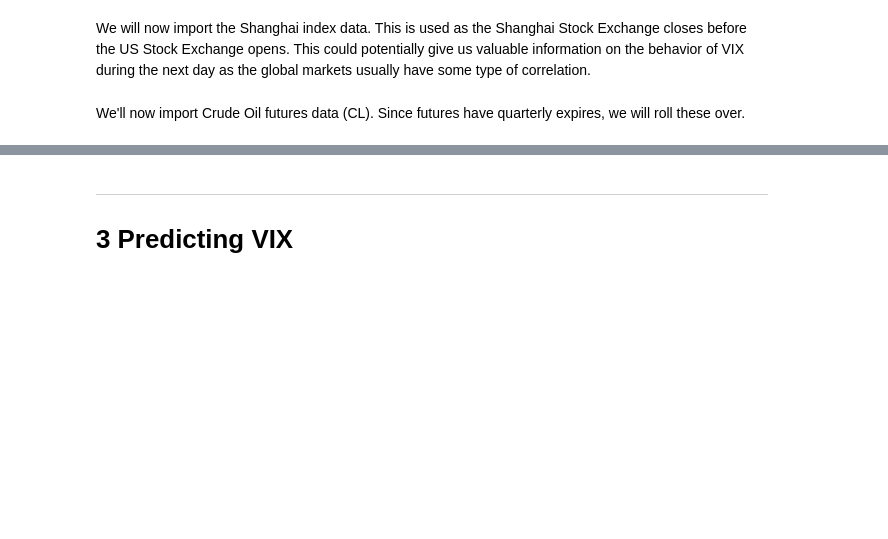
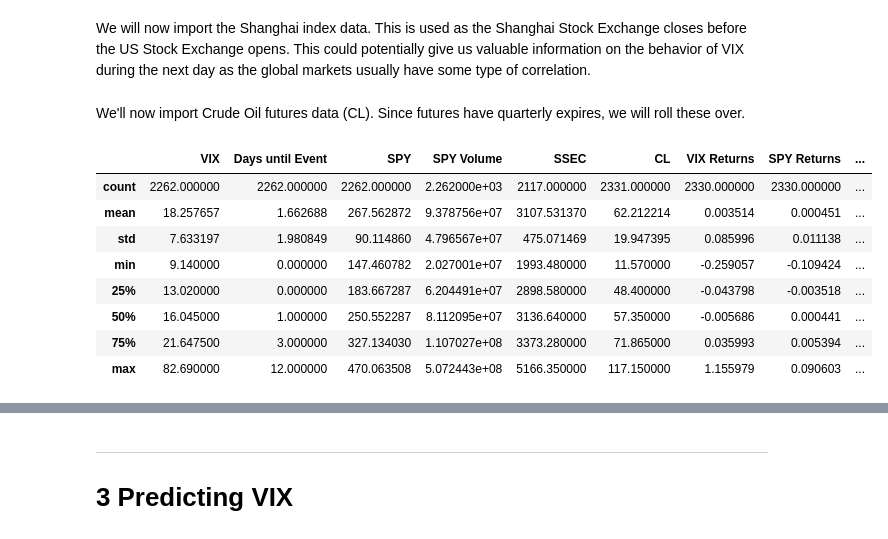
Before and after one commit to tsmcdonnell6604/Quant-Trading-Strategies, a Jupyter notebook: Final_Project.ipynb, the cells around one changed output, grey strips where cells are left out. Saved outputs shown, nothing was run; the diff lists cells and outputs as text; code cells hidden in the pictures; blank space fills up the shorter version.

```diff
--- a/Final_Project.ipynb
+++ b/Final_Project.ipynb
@@ -167,3 +172,17 @@ all_data['SSEC Returns'] = all_data['SSEC'].pct_change()
 all_data['CL Returns'] = all_data['CL'].pct_change()
 
 predictors = all_data[['Days until Event','SPY Volume','VIX Returns','SPY Returns','SSEC Returns','CL Returns']].dropna()
+# %%
+return_data = all_data[['VIX Returns', 'SPY Returns', 'SSEC Returns', 'CL Returns']]
+return_data = return_data.dropna()
+all_data.describe()
+# %% [output]
+|  | VIX | Days until Event | SPY | SPY Volume | SSEC | CL | VIX Returns | SPY Returns | ... |
+| count | 2262.000000 | 2262.000000 | 2262.000000 | 2.262000e+03 | 2117.000000 | 2331.000000 | 2330.000000 | 2330.000000 | ... |
+| mean | 18.257657 | 1.662688 | 267.562872 | 9.378756e+07 | 3107.531370 | 62.212214 | 0.003514 | 0.000451 | ... |
+| std | 7.633197 | 1.980849 | 90.114860 | 4.796567e+07 | 475.071469 | 19.947395 | 0.085996 | 0.011138 | ... |
+| min | 9.140000 | 0.000000 | 147.460782 | 2.027001e+07 | 1993.480000 | 11.570000 | -0.259057 | -0.109424 | ... |
+| 25% | 13.020000 | 0.000000 | 183.667287 | 6.204491e+07 | 2898.580000 | 48.400000 | -0.043798 | -0.003518 | ... |
+| 50% | 16.045000 | 1.000000 | 250.552287 | 8.112095e+07 | 3136.640000 | 57.350000 | -0.005686 | 0.000441 | ... |
+| 75% | 21.647500 | 3.000000 | 327.134030 | 1.107027e+08 | 3373.280000 | 71.865000 | 0.035993 | 0.005394 | ... |
+| max | 82.690000 | 12.000000 | 470.063508 | 5.072443e+08 | 5166.350000 | 117.150000 | 1.155979 | 0.090603 | ... |
```
Also changed, not shown: parts of 6 cells of this notebook, 2 other files.
